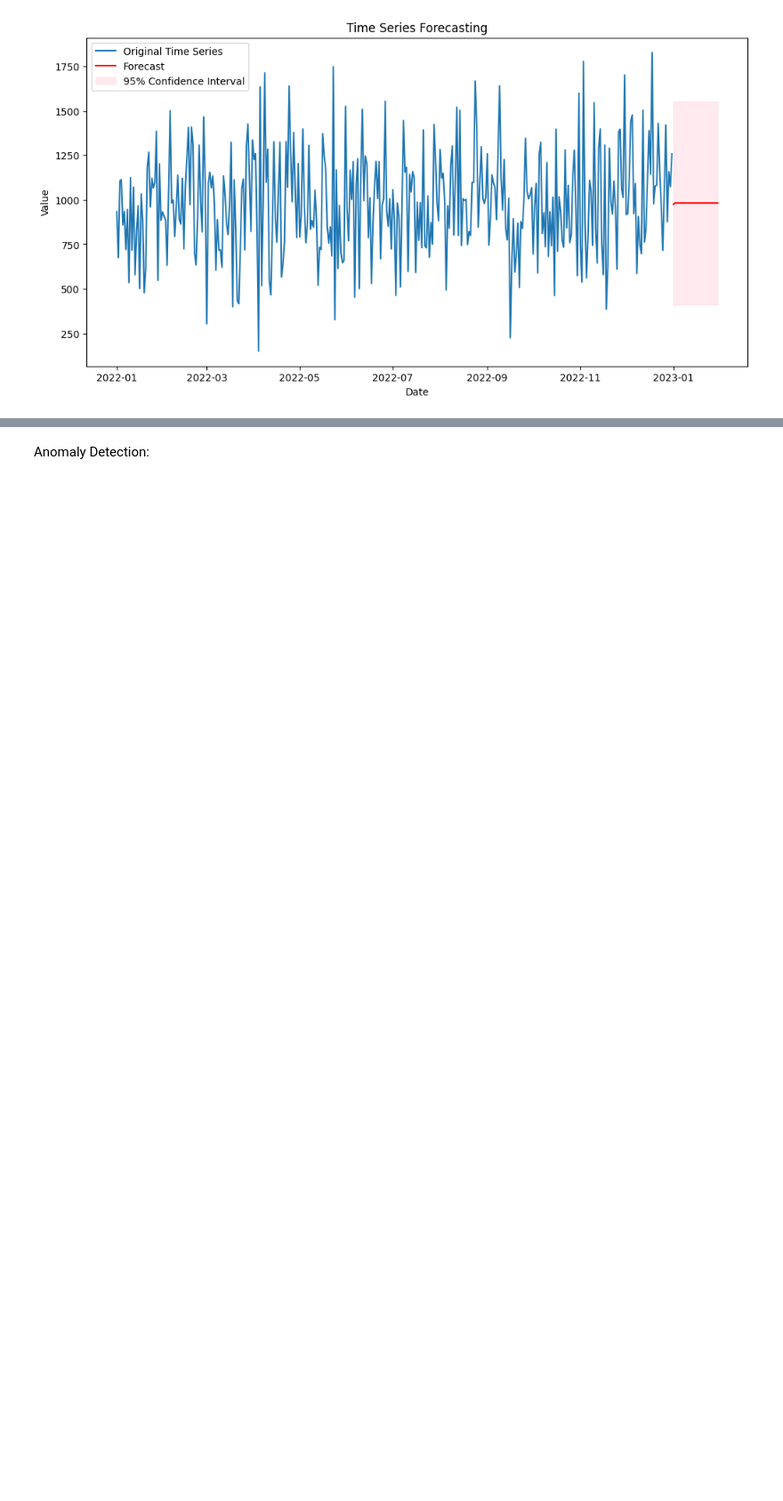
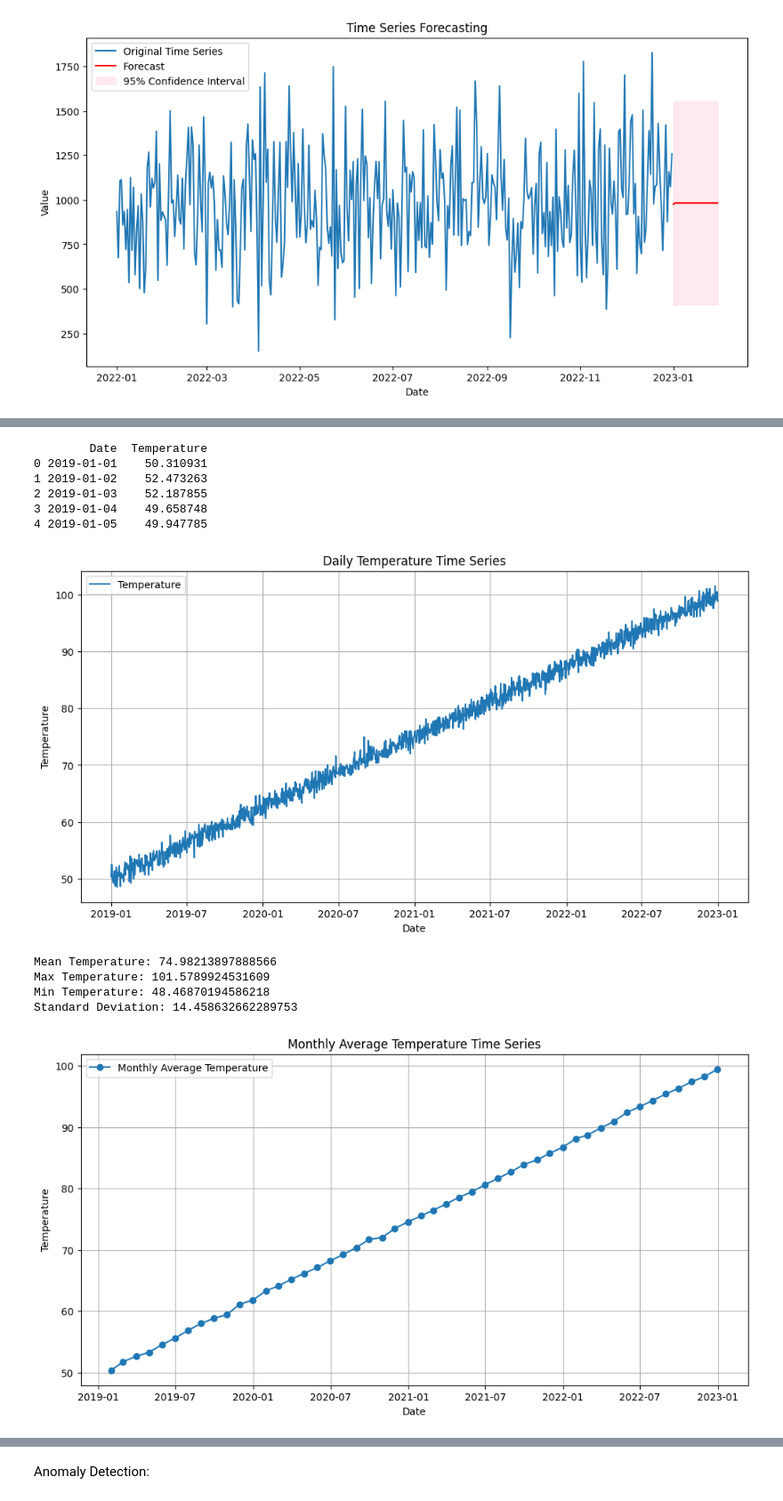
Before and after one commit to ChopinNo3Op9/Data-Analysis, a Jupyter notebook: time series.ipynb, the cells around one changed output, grey strips where cells are left out. Shown at 89% size. Saved outputs shown, nothing was run; the diff lists cells and outputs as text; code cells hidden in the pictures; blank space fills up the shorter version.

```diff
--- a/time series.ipynb
+++ b/time series.ipynb
@@ -164,0 +205,71 @@ plt.show()
+# %%
+import pandas as pd
+import numpy as np
+import datetime
+
+# Generate date range
+start_date = datetime.date(2019, 1, 1)
+end_date = datetime.date(2022, 12, 31)
+date_range = pd.date_range(start=start_date, end=end_date, freq='D')
+
+# Generate temperature data with a linear increasing trend
+temperature_data = np.linspace(50, 100, num=len(date_range)) + np.random.randn(len(date_range))
+
+# Create the DataFrame
+data = pd.DataFrame({'Date': date_range, 'Temperature': temperature_data})
+
+# Display the DataFrame
+print(data.head())
+
+# Convert the date column to a datetime objectd
+data['Date'] = pd.to_datetime(data['Date'])
+
+# Set the Date column as the index
+data.set_index('Date', inplace=True)
+
+# Plot the time series data
+plt.figure(figsize=(12, 6))
+plt.plot(data.index, data['Temperature'], label='Temperature')
+plt.xlabel('Date')
+plt.ylabel('Temperature')
+plt.title('Daily Temperature Time Series')
+plt.legend()
+plt.grid(True)
+plt.show()
+
+# Calculate some basic statistics
+mean_temperature = data['Temperature'].mean()
+max_temperature = data['Temperature'].max()
+min_temperature = data['Temperature'].min()
+std_deviation = data['Temperature'].std()
+
+print(f"Mean Temperature: {mean_temperature}")
+print(f"Max Temperature: {max_temperature}")
+print(f"Min Temperature: {min_temperature}")
+print(f"Standard Deviation: {std_deviation}")
+
+# Resample the data to monthly average
+monthly_data = data['Temperature'].resample('M').mean()
+
+# Plot the monthly average
+plt.figure(figsize=(12, 6))
+plt.plot(monthly_data.index, monthly_data, label='Monthly Average Temperature', marker='o')
+plt.xlabel('Date')
+plt.ylabel('Temperature')
+plt.title('Monthly Average Temperature Time Series')
+plt.legend()
+plt.grid(True)
+plt.show()
+# %% [output]
+        Date  Temperature
+0 2019-01-01    50.310931
+1 2019-01-02    52.473263
+2 2019-01-03    52.187855
+3 2019-01-04    49.658748
+4 2019-01-05    49.947785
+[figure, added]
+Mean Temperature: 74.98213897888566
+Max Temperature: 101.5789924531609
+Min Temperature: 48.46870194586218
+Standard Deviation: 14.458632662289753
+[figure, added]
```
Also changed, not shown: parts of 11 cells of this notebook, 1 other file.
